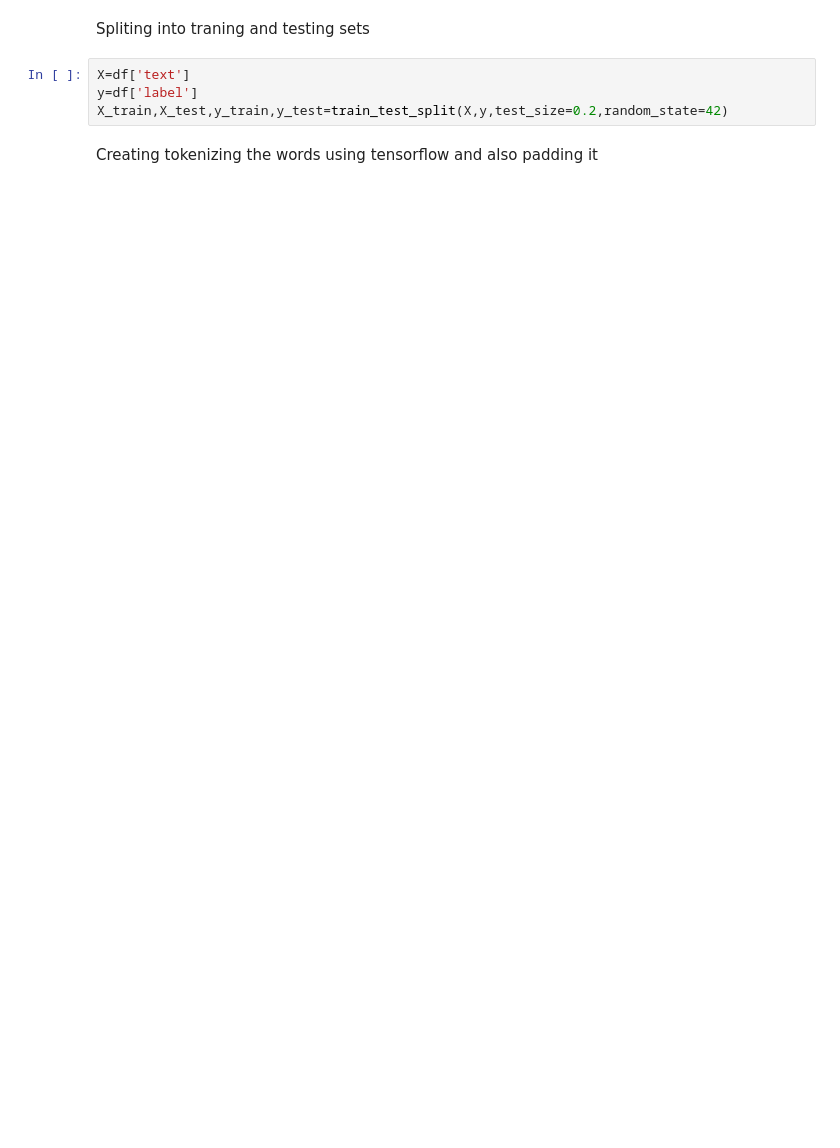
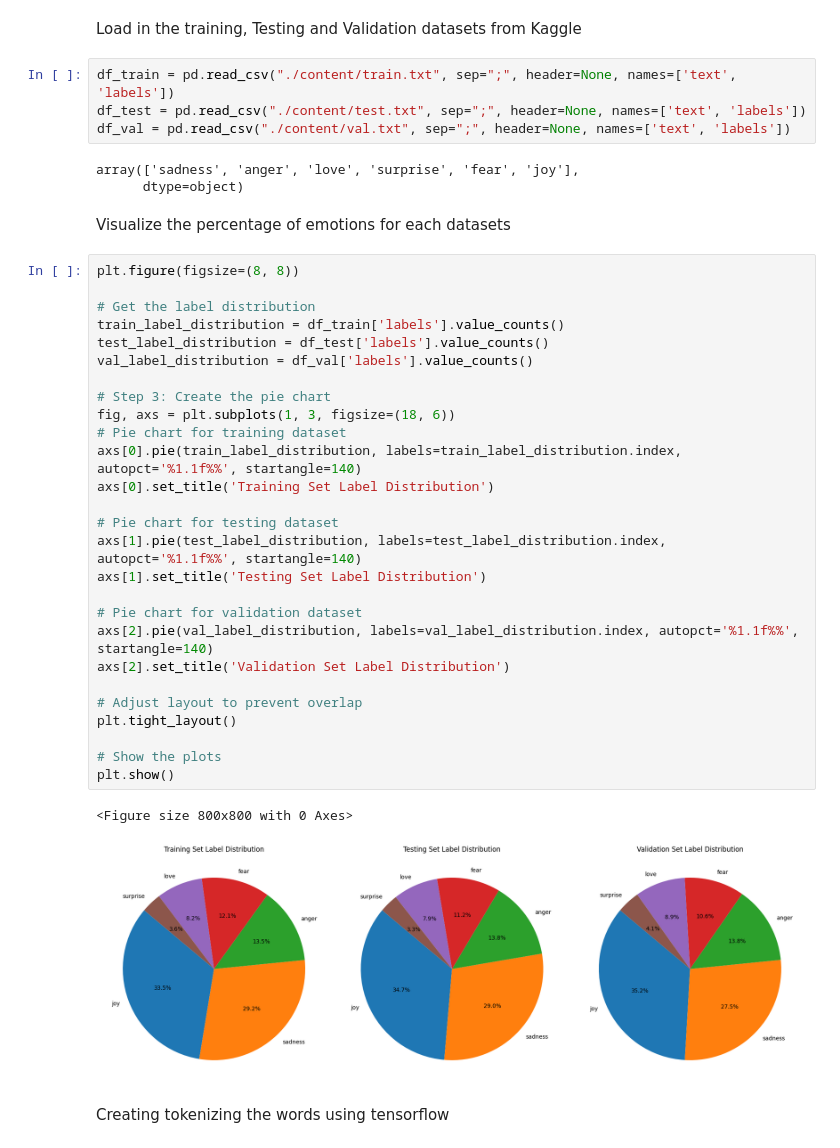
Before and after one commit to ishammansoor/AI-and-Machine-Learning, a Jupyter notebook: Emotional_Analysis.ipynb, the cells around one changed output. Cells and saved outputs as stored; diff of their text form; blank space fills up the shorter version.

Commit message:
Updated to add visualizing the data.

```diff
--- a/Emotional_Analysis.ipynb
+++ b/Emotional_Analysis.ipynb
@@ -19,9 +18,44 @@ df = pd.read_csv("/content/text.csv")
-# %% [markdown]
-Spliting into traning and testing sets
-# %%
-X=df['text']
-y=df['label']
-X_train,X_test,y_train,y_test=train_test_split(X,y,test_size=0.2,random_state=42)
+# %% [markdown]
+Load in the training, Testing and Validation datasets from Kaggle
+# %%
+df_train = pd.read_csv("./content/train.txt", sep=";", header=None, names=['text', 'labels'])
+df_test = pd.read_csv("./content/test.txt", sep=";", header=None, names=['text', 'labels'])
+df_val = pd.read_csv("./content/val.txt", sep=";", header=None, names=['text', 'labels'])
+# %% [output]
+array(['sadness', 'anger', 'love', 'surprise', 'fear', 'joy'],
+      dtype=object)
+# %% [markdown]
+Visualize the percentage of emotions for each datasets
+# %%
+plt.figure(figsize=(8, 8))
+
+# Get the label distribution
+train_label_distribution = df_train['labels'].value_counts()
+test_label_distribution = df_test['labels'].value_counts()
+val_label_distribution = df_val['labels'].value_counts()
+
+# Step 3: Create the pie chart
+fig, axs = plt.subplots(1, 3, figsize=(18, 6))
+# Pie chart for training dataset
+axs[0].pie(train_label_distribution, labels=train_label_distribution.index, autopct='%1.1f%%', startangle=140)
+axs[0].set_title('Training Set Label Distribution')
+
+# Pie chart for testing dataset
+axs[1].pie(test_label_distribution, labels=test_label_distribution.index, autopct='%1.1f%%', startangle=140)
+axs[1].set_title('Testing Set Label Distribution')
+
+# Pie chart for validation dataset
+axs[2].pie(val_label_distribution, labels=val_label_distribution.index, autopct='%1.1f%%', startangle=140)
+axs[2].set_title('Validation Set Label Distribution')
+
+# Adjust layout to prevent overlap
+plt.tight_layout()
+
+# Show the plots
+plt.show()
+# %% [output]
+<Figure size 800x800 with 0 Axes>
+[figure, added]
 # %% [markdown]
-Creating tokenizing the words using tensorflow and also padding it
+Creating tokenizing the words using tensorflow
 # %%
```
Also changed, not shown: parts of 12 cells of this notebook.
